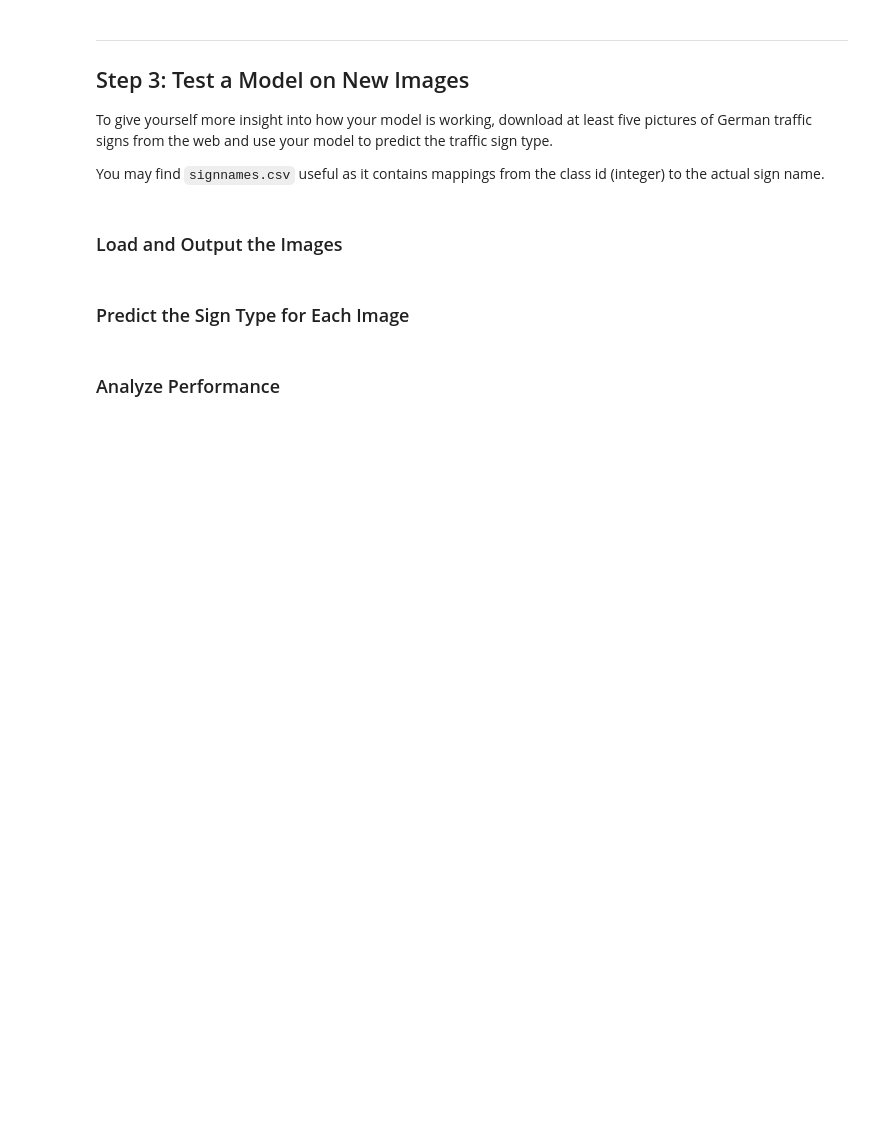
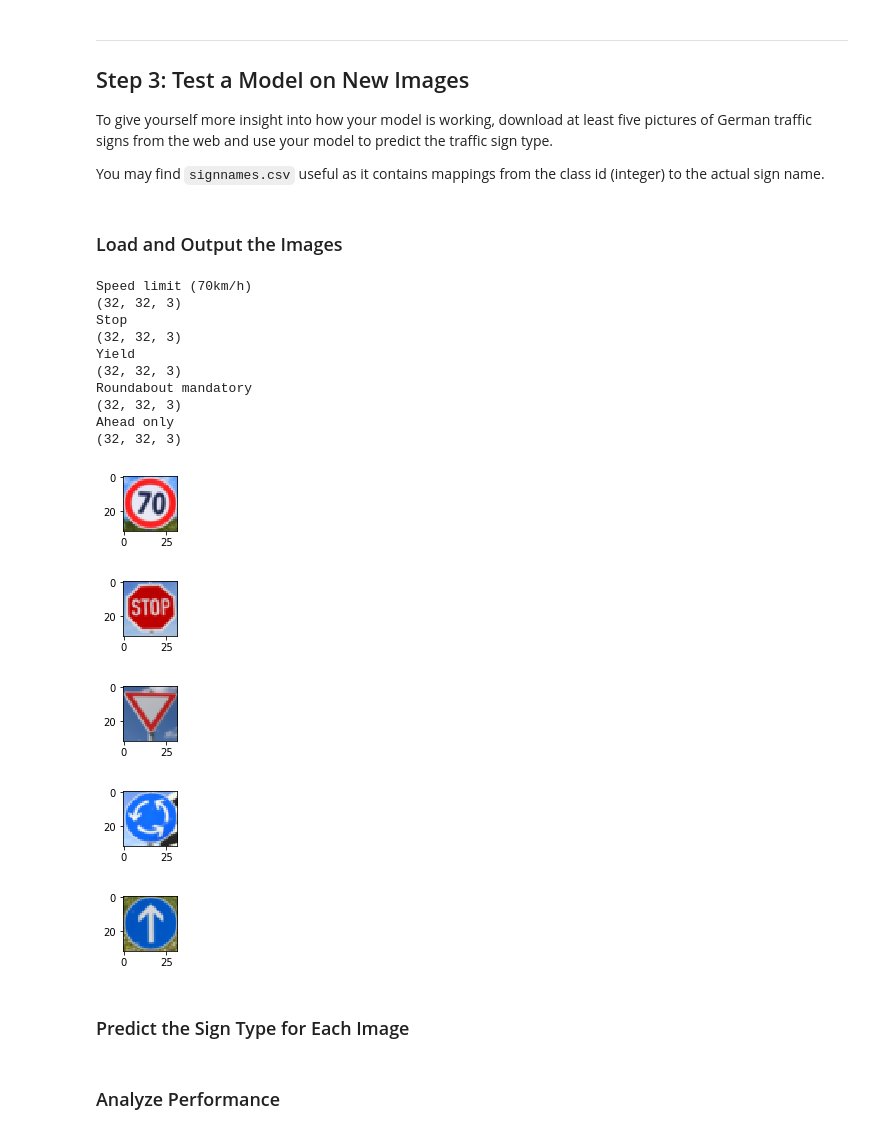
Before and after one commit to johnciocoiu/udacity-nd-self-driving-car-project-2, a Jupyter notebook: Traffic_Sign_Classifier.ipynb, the cells around one changed output. Cells and saved outputs as stored; diff of their text form; code cells hidden in the pictures; blank space fills up the shorter version.

```diff
--- a/Traffic_Sign_Classifier.ipynb
+++ b/Traffic_Sign_Classifier.ipynb
@@ -183,3 +215,17 @@ BATCH_SIZE = 512
+# %%
+import tensorflow as tf
+
+EPOCHS = 30
+BATCH_SIZE = 1024
+
+LEARNING_RATE = 0.005
+INPUT_CHANNELS = 3
+
+KEEP_PROB = 0.7
+
+# Arguments used for tf.truncated_normal, randomly defines variables for the weights and biases for each layer
+MU = 0
+SIGMA = 0.1
 # %%
 ### Define your architecture here.
 ### Feel free to use as many code cells as needed.
@@ -249,16 +307,14 @@ sets imply underfitting. A high accuracy on the training set but low accuracy on
 ### the accuracy on the test set should be calculated and reported as well.
 ### Feel free to use as many code cells as needed.
 
-x = tf.placeholder(tf.float32, (None, 32, 32, 3))
+x = tf.placeholder(tf.float32, (None, 32, 32, INPUT_CHANNELS))
 y = tf.placeholder(tf.int32, (None))
-one_hot_y = tf.one_hot(y, 43)
-
-rate = 0.001
+one_hot_y = tf.one_hot(y, n_classes)
 
 logits = LeNet(x)
 cross_entropy = tf.nn.softmax_cross_entropy_with_logits(labels=one_hot_y, logits=logits)
 loss_operation = tf.reduce_mean(cross_entropy)
-optimizer = tf.train.AdamOptimizer(learning_rate = rate)
+optimizer = tf.train.AdamOptimizer(learning_rate = LEARNING_RATE)
 training_operation = optimizer.minimize(loss_operation)
 # %%
 correct_prediction = tf.equal(tf.argmax(logits, 1), tf.argmax(one_hot_y, 1))
@@ -275,6 +331,8 @@ def evaluate(X_data, y_data, print_pred = False):
         total_accuracy += (accuracy * len(batch_x))
     return total_accuracy / num_examples
 # %%
+from sklearn.utils import shuffle
+
 with tf.Session() as sess:
     sess.run(tf.global_variables_initializer())
     num_examples = len(X_train_orig)
@@ -293,11 +351,11 @@ with tf.Session() as sess:
             batch_x, batch_y = X_train[offset:end], y_train[offset:end]
             sess.run(training_operation, feed_dict={x: batch_x, y: batch_y})
 
+        train_accuracy = evaluate(X_train, y_train)
         validation_accuracy = evaluate(X_valid, y_valid)
-        print("EPOCH {} ...".format(i+1))
-        print("Validation Accuracy = {:.3f}".format(validation_accuracy))
-        print()
+
+        print("EPOCH {:>4}, accuracy: Train: {:.3f}, Validation: {:.3f}.".format(i+1, train_accuracy, validation_accuracy))
     print("Done")
     print()
-    saver.save(sess, './lenet')
+    saver.save(sess, './cnn')
     print("Model saved")
@@ -322,31 +401,49 @@ You may find `signnames.csv` useful as it contains mappings from the class id (i
 # %%
 ### Load the images and plot them here.
 ### Feel free to use as many code cells as needed.
 
 import numpy as np
 import matplotlib.image as mpimg
 import scipy.misc
 
 img_loc = 'data/test/'
 
 img_files = ['1.png', '2.png', '3.jpg', '4.jpg', '5.jpg']
 img_crops = [[110,540,720,1150], [60,260,115,315], [40,280,25,265], [600,1150,155,705], [60,460,455,855]]
 
 y_test_custom = [4, 14, 13, 40, 35]
-X_test_custom = {}
+X_test_custom = []
 
 for i, file_name in enumerate(img_files):
     img = mpimg.imread(img_loc+file_name)
     img = img[img_crops[i][0]:img_crops[i][1],img_crops[i][2]:img_crops[i][3]]
     # Some images have an extra dimension (maybe alpha on PNG?), remove it here.
     img = img[:,:,0:3]
-    img = scipy.misc.imresize(img, (32, 32))
-    X_test_custom[i] = img
+    img = imresize(img, (32, 32, 3))
+    X_test_custom.append(img)
 
     plt.figure(figsize=(1,1))
     plt.imshow(img)
     print(sign_names[y_test_custom[i]])
     print(img[:,:,:,].shape)
+
+X_test_custom = np.array(X_test_custom)
+# %% [output]
+Speed limit (70km/h)
+(32, 32, 3)
+Stop
+(32, 32, 3)
+Yield
+(32, 32, 3)
+Roundabout mandatory
+(32, 32, 3)
+Ahead only
+(32, 32, 3)
+[figure, added]
+[figure, added]
+[figure, added]
+[figure, added]
+[figure, added]
 # %% [markdown]
 ### Predict the Sign Type for Each Image
 # %%
```
Also changed, not shown: parts of 10 cells of this notebook, 22 other files.
